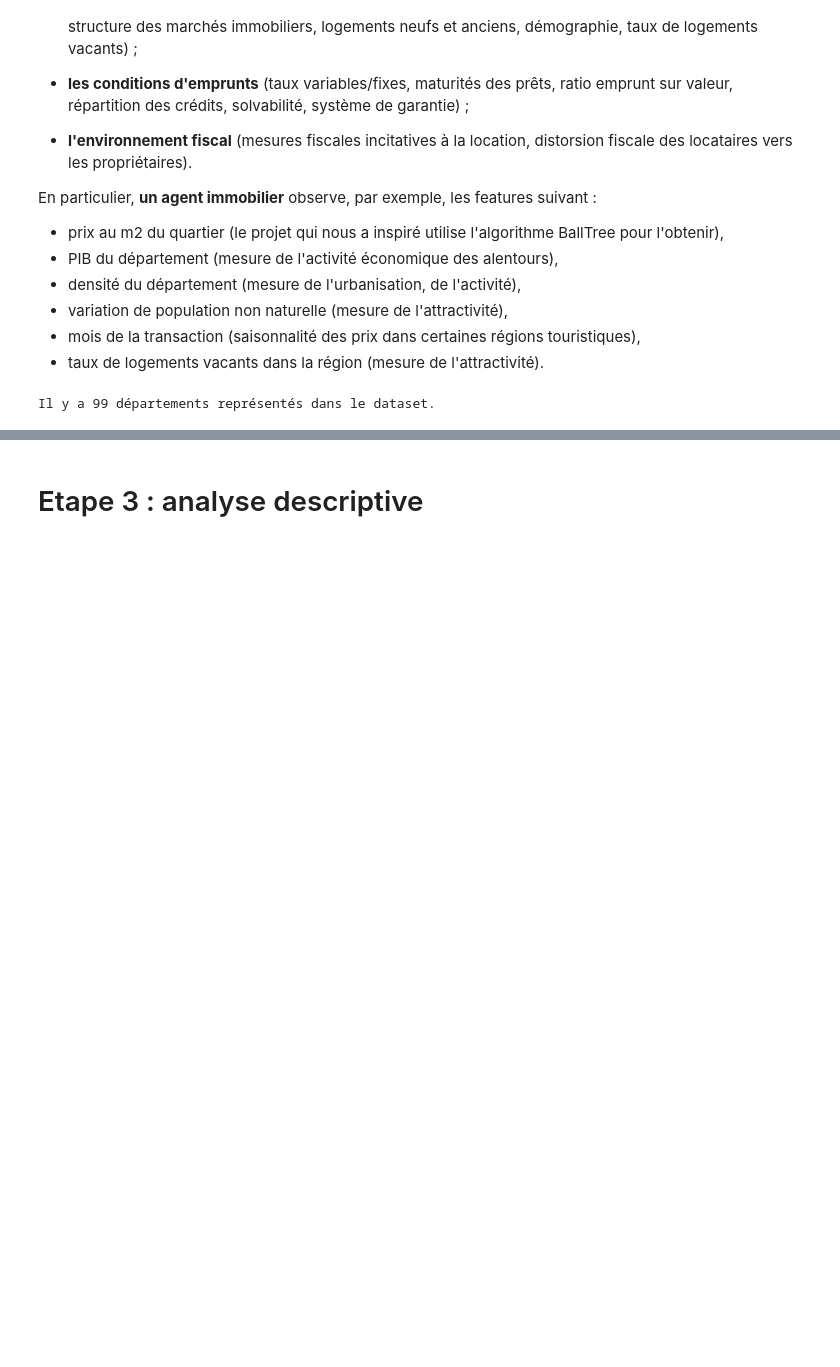
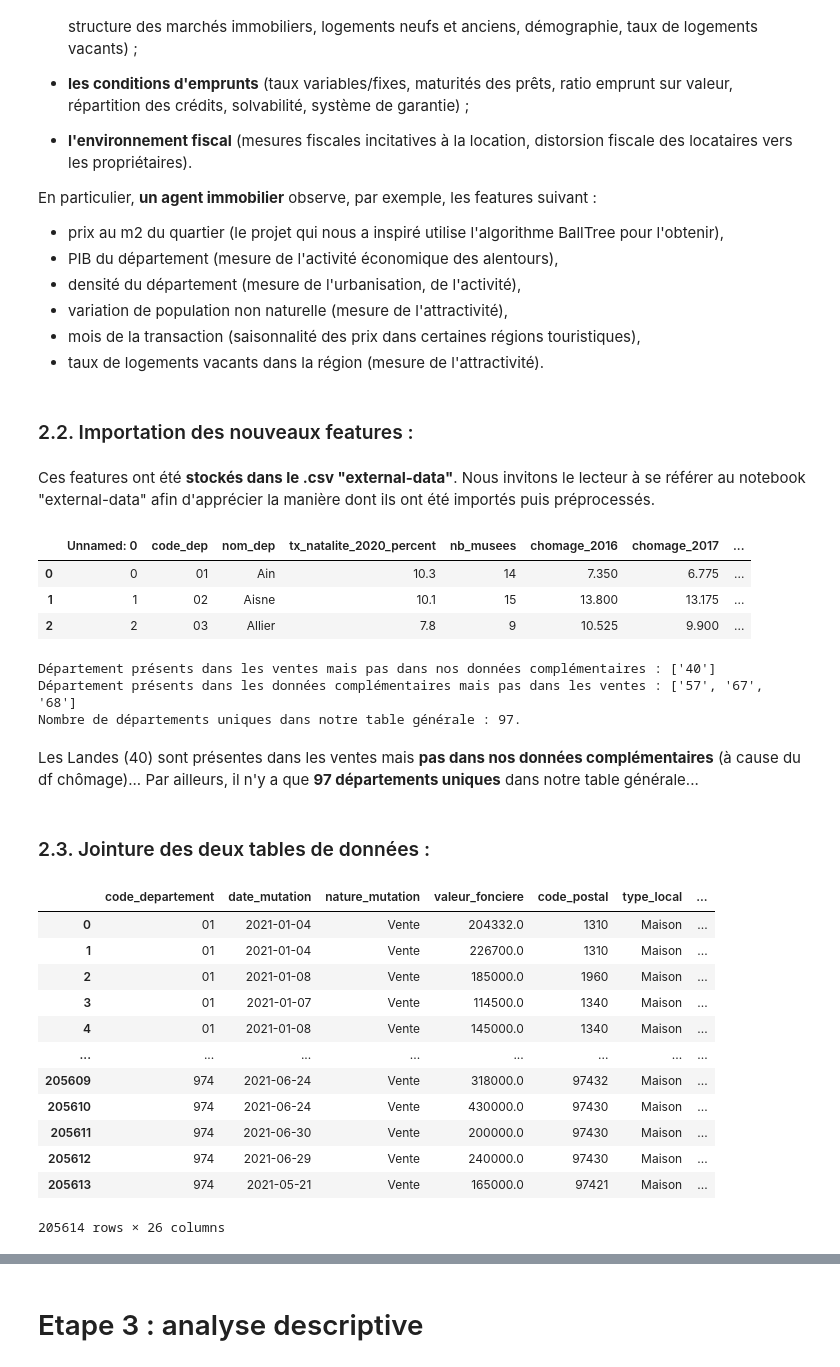
Before and after one commit to victor-kerros/tokenisation-immo, a Jupyter notebook: valo-immo.ipynb, the cells around one changed output, grey strips where cells are left out. Cells and saved outputs as stored; diff of their text form; code cells hidden in the pictures; blank space fills up the shorter version.

Commit message:
clean notebook

```diff
--- a/valo-immo.ipynb
+++ b/valo-immo.ipynb
@@ -363,15 +358,24 @@ En particulier, **un agent immobilier** observe, par exemple, les features suiva
 * variation de population non naturelle (mesure de l'attractivité),
 * mois de la transaction (saisonnalité des prix dans certaines régions touristiques),
 * taux de logements vacants dans la région (mesure de l'attractivité).
+# %% [markdown]
+### 2.2. Importation des nouveaux features :
 # %%
-# prix_m2
+# Creation de la variable prix_m2 :
 
 data['prix_m2'] = data['surface_terrain'] / data['valeur_fonciere']
-
-# départements
-
-print(f"Il y a {len(data['code_departement'].unique())} départements représentés dans le dataset.")
-# %% [output]
-Il y a 99 départements représentés dans le dataset.
+# %% [markdown]
+Ces features ont été **stockés dans le .csv "external-data"**. Nous invitons le lecteur à se référer au notebook "external-data" afin d'apprécier la manière dont ils ont été importés puis préprocessés.
 # %%
-# external_data = pd.read_csv("https://vkerros-jupyter-5877429838058632341-jupyter-ihm.kub.sspcloud.fr/files/tokenisation-immo/external-data.csv?_xsrf=2%7C3aed142b%7C1413578b689dc10258be6055aee57c1f%7C1641392076")
+# Importation des données externes INSEE :
+
+file_path = "https://github.com/victor-kerros/tokenisation-immo/raw/main/external-data.csv"
+
+external_data = pd.read_csv(file_path, sep = ",")
+
+external_data.head(3)
+# %% [output]
+|  | Unnamed: 0 | code_dep | nom_dep | tx_natalite_2020_percent | nb_musees | chomage_2016 | chomage_2017 | ... |
+| 0 | 0 | 01 | Ain | 10.3 | 14 | 7.350 | 6.775 | ... |
+| 1 | 1 | 02 | Aisne | 10.1 | 15 | 13.800 | 13.175 | ... |
+| 2 | 2 | 03 | Allier | 7.8 | 9 | 10.525 | 9.900 | ... |
@@ -379,0 +382,36 @@ Il y a 99 départements représentés dans le dataset.
+# %%
+list_numbers = ["1", "2", "3", "4", "5", "6", "7", "8", "9"]
+data["code_departement"] = data["code_departement"].apply(lambda dep: str(dep) if dep not in list_numbers else "0"+str(dep))
+# %%
+dep_vente = data_aux["code_departement"].unique()
+dep_commun = external_data["code_dep"].unique()
+
+print(f"Département présents dans les ventes mais pas dans nos données complémentaires : {[code_dep for code_dep in dep_vente if code_dep not in dep_commun]}")
+print(f"Département présents dans les données complémentaires mais pas dans les ventes : {[code_dep for code_dep in dep_commun if code_dep not in dep_vente]}")
+print(f"Nombre de départements uniques dans notre table générale : {len(data_aux['code_departement'].unique())}.")
+# %% [output]
+Département présents dans les ventes mais pas dans nos données complémentaires : ['40']
+Département présents dans les données complémentaires mais pas dans les ventes : ['57', '67', '68']
+Nombre de départements uniques dans notre table générale : 97.
+# %% [markdown]
+Les Landes (40) sont présentes dans les ventes mais **pas dans nos données complémentaires** (à cause du df chômage)...
+Par ailleurs, il n'y a que **97 départements uniques** dans notre table générale...
+# %% [markdown]
+### 2.3. Jointure des deux tables de données :
+# %%
+data = data.set_index("code_departement").join(external_data.set_index("code_dep"), how = "inner", rsuffix = "jo")
+data = data.reset_index().rename(columns = {"index": "code_departement"})
+# %% [output]
+|  | code_departement | date_mutation | nature_mutation | valeur_fonciere | code_postal | type_local | ... |
+| 0 | 01 | 2021-01-04 | Vente | 204332.0 | 1310 | Maison | ... |
+| 1 | 01 | 2021-01-04 | Vente | 226700.0 | 1310 | Maison | ... |
+| 2 | 01 | 2021-01-08 | Vente | 185000.0 | 1960 | Maison | ... |
+| 3 | 01 | 2021-01-07 | Vente | 114500.0 | 1340 | Maison | ... |
+| 4 | 01 | 2021-01-08 | Vente | 145000.0 | 1340 | Maison | ... |
+| ... | ... | ... | ... | ... | ... | ... | ... |
+| 205609 | 974 | 2021-06-24 | Vente | 318000.0 | 97432 | Maison | ... |
+| 205610 | 974 | 2021-06-24 | Vente | 430000.0 | 97430 | Maison | ... |
+| 205611 | 974 | 2021-06-30 | Vente | 200000.0 | 97430 | Maison | ... |
+| 205612 | 974 | 2021-06-29 | Vente | 240000.0 | 97430 | Maison | ... |
+| 205613 | 974 | 2021-05-21 | Vente | 165000.0 | 97421 | Maison | ... |
+205614 rows × 26 columns
```
Also changed, not shown: parts of 37 cells of this notebook.
